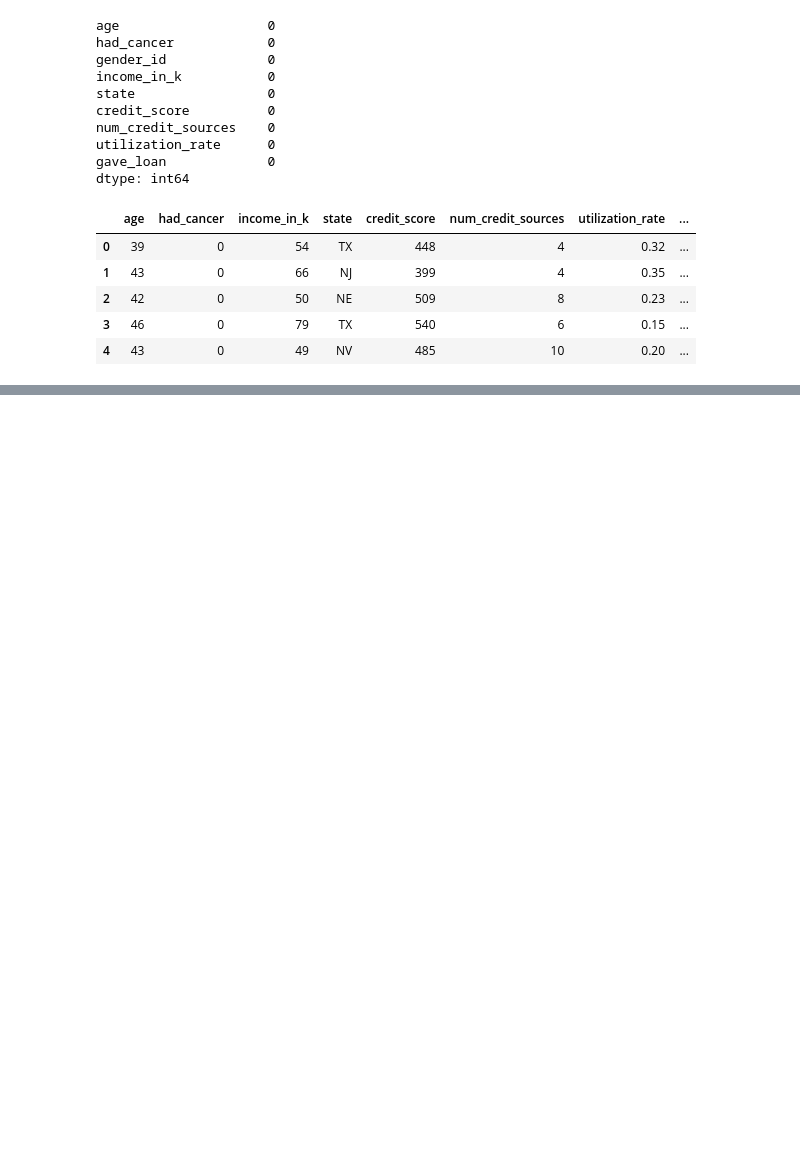
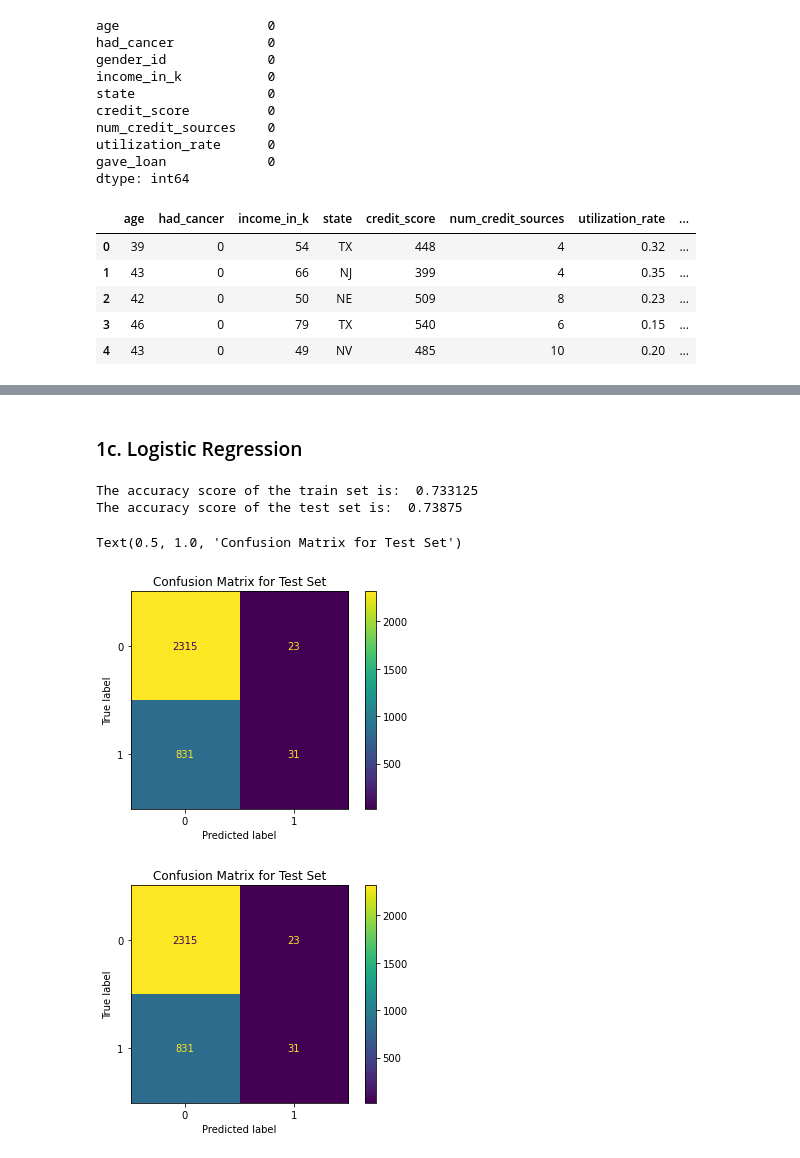
Before and after one commit to min-is/Chapman-University, a Jupyter notebook: CPSC 392 - Data Science/Homework/Min_Homework_2 Completed.ipynb, the cells around one changed output, grey strips where cells are left out. Drawn from its saved outputs; the diff is of its cells as text; code cells hidden in the pictures; blank space fills up the shorter version.

```diff
--- a/CPSC 392 - Data Science/Homework/Min_Homework_2 Completed.ipynb
+++ b/CPSC 392 - Data Science/Homework/Min_Homework_2 Completed.ipynb
@@ -154,0 +202,35 @@ StandardScaler()
+# %% [markdown]
+### 1c. Logistic Regression
+# %%
+# Logistic Regression Model
+
+# a new TTS is not made in this model because we want to use the same training set
+
+# creating Logistic Regression model
+lr = LogisticRegression()
+
+# z scoring continuous/interval variables
+zscore = StandardScaler()
+zscore.fit(X_train[contin])
+Xz_train = zscore.transform(X_train[contin])
+Xz_test = zscore.transform(X_test[contin])
+
+# fit model
+model = lr.fit(X_train, y_train)
+
+a = accuracy_score(y_test, model.predict(X_test))
+b = accuracy_score(y_train, model.predict(X_train))
+print('The accuracy score of the train set is: ', b)
+print('The accuracy score of the test set is: ', a)
+
+plot_confusion_matrix(model, X_train, y_train)
+plt.title('Confusion Matrix for Test Set')
+
+plot_confusion_matrix(model, X_train, y_train)
+plt.title('Confusion Matrix for Test Set')
+# %% [output]
+The accuracy score of the train set is:  0.733125
+The accuracy score of the test set is:  0.73875
+Text(0.5, 1.0, 'Confusion Matrix for Test Set')
+[figure, added]
+[figure, added]
```
Also changed, not shown: parts of 8 cells of this notebook.
